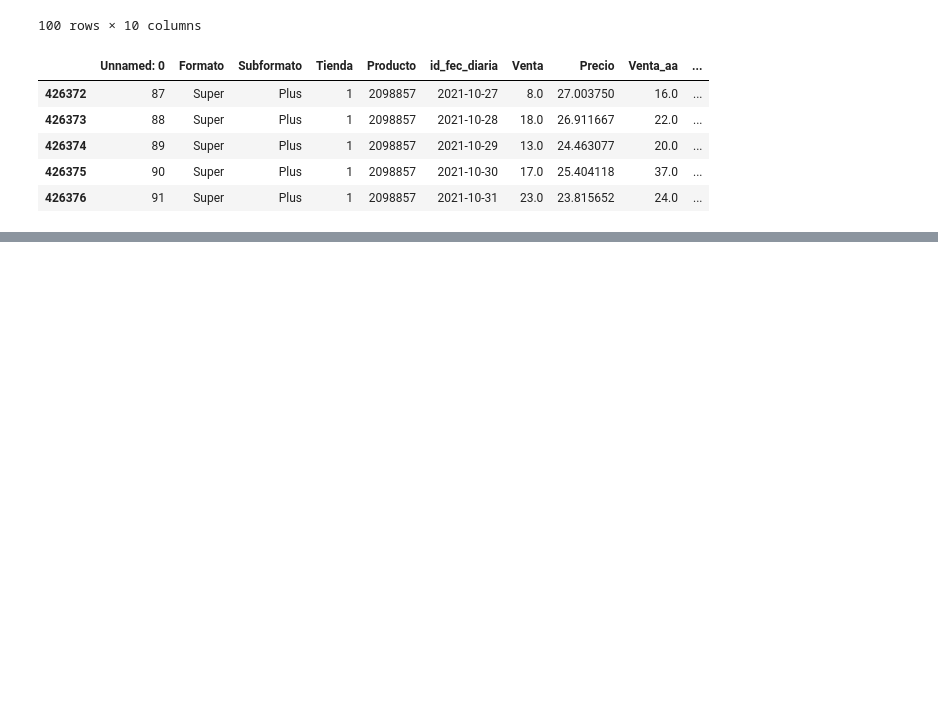
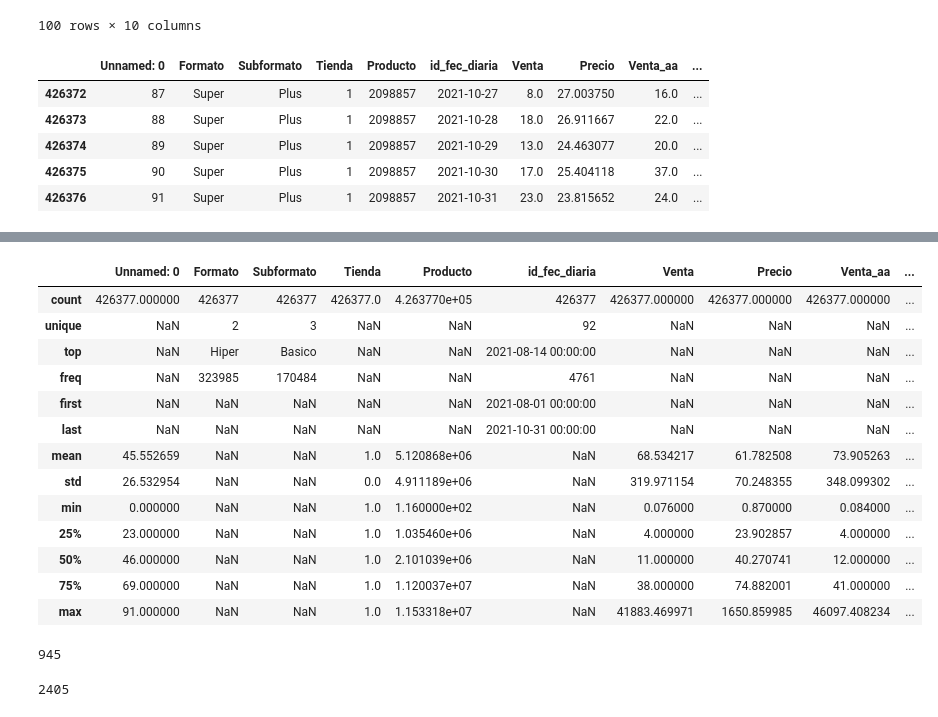
Before and after one commit to AlanMLCH/pythonDataScience, a Jupyter notebook: enkiForecasting/EDA.ipynb, the cells around one changed output, grey strips where cells are left out. Cells and saved outputs as stored; diff of their text form; code cells hidden in the pictures; blank space fills up the shorter version.

Commit message:
EDA first step

```diff
--- a/enkiForecasting/EDA.ipynb
+++ b/enkiForecasting/EDA.ipynb
@@ -56,0 +93,4 @@ storeFirstDataframe.tail()
+# %%
+storeFirstDataframe['id_fec_diaria'] = pd.to_datetime(storeFirstDataframe['id_fec_diaria'])
+storeFirstDataframeDateChanged = storeFirstDataframe.copy()
+storeFirstDataframeDateChanged.info()
@@ -56,0 +141,27 @@ storeFirstDataframe.tail()
+# %%
+storeFirstDataframeDateChanged.describe(include='all')
+# %% [output]
+|  | Unnamed: 0 | Formato | Subformato | Tienda | Producto | id_fec_diaria | Venta | Precio | Venta_aa | ... |
+| count | 426377.000000 | 426377 | 426377 | 426377.0 | 4.263770e+05 | 426377 | 426377.000000 | 426377.000000 | 426377.000000 | ... |
+| unique | NaN | 2 | 3 | NaN | NaN | 92 | NaN | NaN | NaN | ... |
+| top | NaN | Hiper | Basico | NaN | NaN | 2021-08-14 00:00:00 | NaN | NaN | NaN | ... |
+| freq | NaN | 323985 | 170484 | NaN | NaN | 4761 | NaN | NaN | NaN | ... |
+| first | NaN | NaN | NaN | NaN | NaN | 2021-08-01 00:00:00 | NaN | NaN | NaN | ... |
+| last | NaN | NaN | NaN | NaN | NaN | 2021-10-31 00:00:00 | NaN | NaN | NaN | ... |
+| mean | 45.552659 | NaN | NaN | 1.0 | 5.120868e+06 | NaN | 68.534217 | 61.782508 | 73.905263 | ... |
+| std | 26.532954 | NaN | NaN | 0.0 | 4.911189e+06 | NaN | 319.971154 | 70.248355 | 348.099302 | ... |
+| min | 0.000000 | NaN | NaN | 1.0 | 1.160000e+02 | NaN | 0.076000 | 0.870000 | 0.084000 | ... |
+| 25% | 23.000000 | NaN | NaN | 1.0 | 1.035460e+06 | NaN | 4.000000 | 23.902857 | 4.000000 | ... |
+| 50% | 46.000000 | NaN | NaN | 1.0 | 2.101039e+06 | NaN | 11.000000 | 40.270741 | 12.000000 | ... |
+| 75% | 69.000000 | NaN | NaN | 1.0 | 1.120037e+07 | NaN | 38.000000 | 74.882001 | 41.000000 | ... |
+| max | 91.000000 | NaN | NaN | 1.0 | 1.153318e+07 | NaN | 41883.469971 | 1650.859985 | 46097.408234 | ... |
+# %%
+ValoresSobreLaMediaDeVenta = storeFirstDataframeDateChanged[storeFirstDataframeDateChanged['Precio']>storeFirstDataframeDateChanged.Venta.mean()]['Producto'].unique().size
+ValoresSobreLaMediaDeVenta
+# %% [output]
+945
+# %%
+TotalProducts = storeFirstDataframeDateChanged.Producto.unique().shape[0]
+TotalProducts
+# %% [output]
+2405
```
Also changed, not shown: parts of 26 cells of this notebook.
